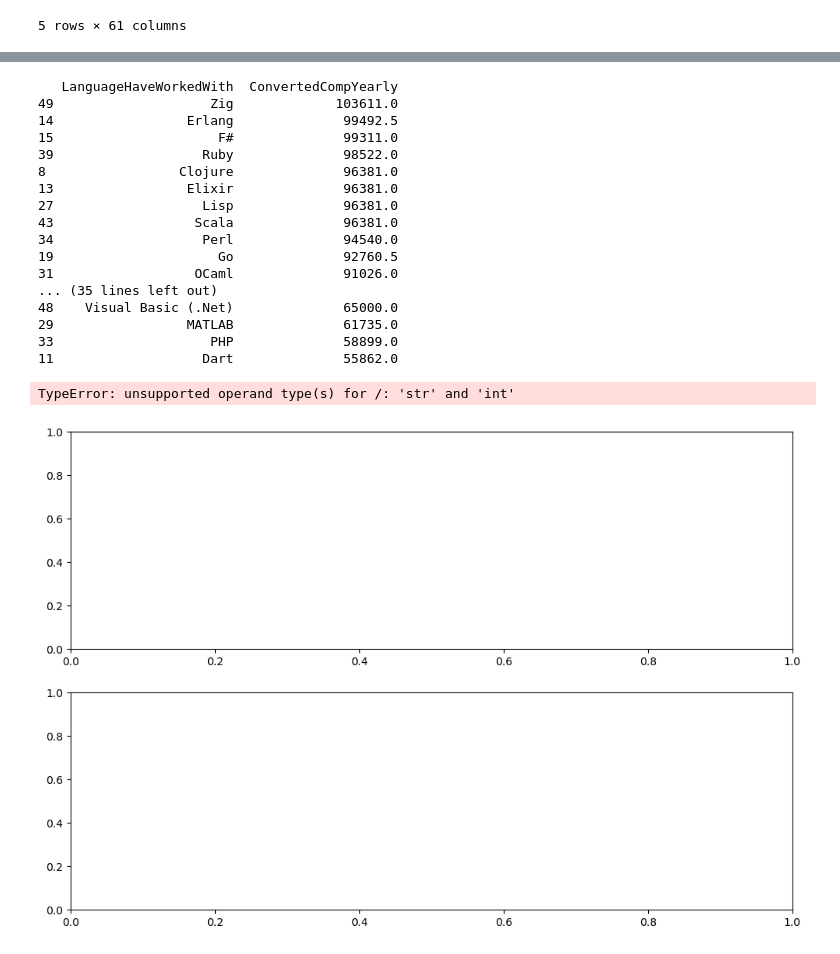
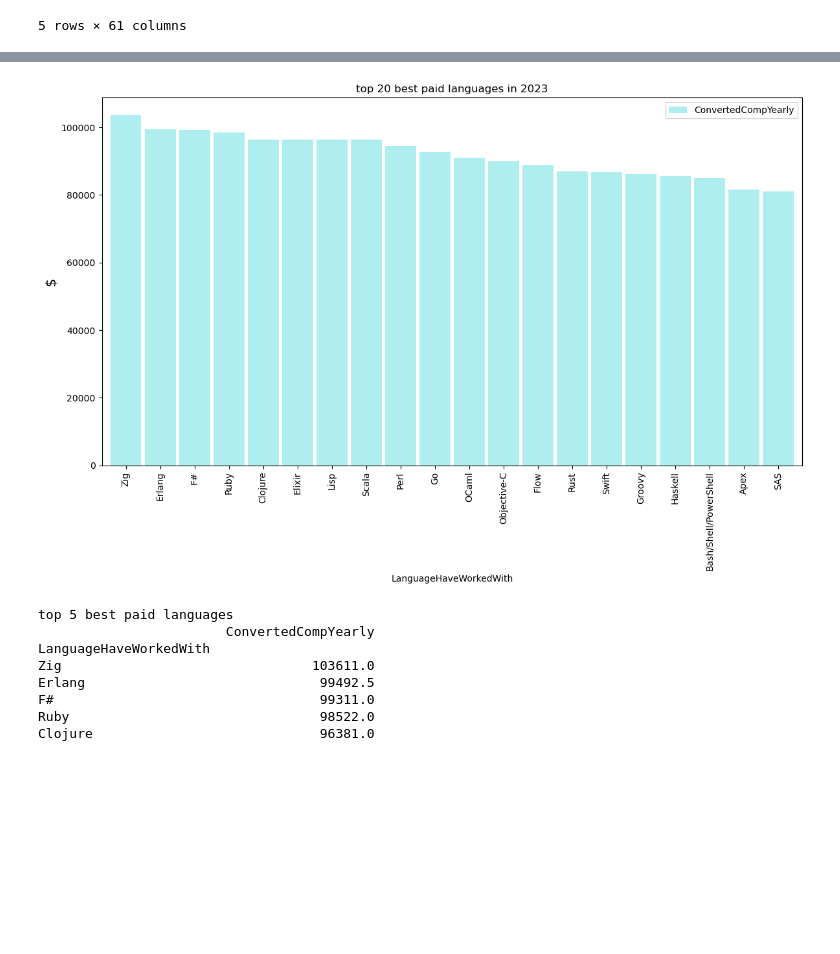
Before and after one commit to Duella12345/stack-overflow-pay, a Jupyter notebook: HighPayLanguagesStats.ipynb, the cells around one changed output, grey strips where cells are left out. Cells and saved outputs as stored; diff of their text form; code cells hidden in the pictures; blank space fills up the shorter version.

```diff
--- a/HighPayLanguagesStats.ipynb
+++ b/HighPayLanguagesStats.ipynb
@@ -100,61 +48,35 @@ df_2023_temp['LanguageHaveWorkedWith'] = df_2023_temp['LanguageHaveWorkedWith'].
 # %%
 # In this case, we want to look at the languages data for each year
 # First - let's just look at the top 10 languages people have worked with  and want to work with in 2023
 
 # drop nas split into list and explode into rows
-language_count_23 = df_2023_temp[['LanguageHaveWorkedWith', 'ConvertedCompYearly']].dropna(axis=0, how='any').explode('LanguageHaveWorkedWith').replace({'Bash/Shell (all shells)': 'Bash/Shell/PowerShell', 'PowerShell': 'Bash/Shell/PowerShell'})
-
-
+language_count_23 = df_2023_temp[['LanguageHaveWorkedWith', 'ConvertedCompYearly']].dropna(axis=0, how='any').explode('LanguageHaveWorkedWith').replace({'Bash/Shell (all shells)': 'Bash/Shell/PowerShell', 'LISP' : 'Lisp', 'Bash/Shell': 'Bash/Shell/PowerShell', 'PowerShell': 'Bash/Shell/PowerShell'})
 
 #count values
-language_count_23 = language_count_23.groupby(['LanguageHaveWorkedWith']).median().reset_index().sort_values(by=['ConvertedCompYearly'], ascending=False)
-print(language_count_23)
+language_count_23 = language_count_23.groupby(['LanguageHaveWorkedWith']).median().reset_index().sort_values(by=['ConvertedCompYearly'], ascending=False).set_index('LanguageHaveWorkedWith')
 
 
 # bar chart
-fig, (ax1, ax2) =  plt.subplots(2, 1, sharex=False, sharey= False, figsize=(12,8))
-(language_count_23[0:20] * 100 / df_2023.LanguageHaveWorkedWith.dropna(axis=0, how='any').shape[0]).plot.bar(color='paleturquoise', width=0.9, ax=ax1);
-ax1.set_title("top 20 languages people have worked with in 2023")
-ax1.yaxis.set_major_formatter(mtick.PercentFormatter())
-
-# drop nas split into list and explode into rows
-language_want_count_23 = df_2023.LanguageWantToWorkWith.dropna(axis=0, how='any').str.split(';').explode()
-# count values
-language_want_count_23 = language_want_count_23.value_counts()
-
-# bar chart
-(language_want_count_23[0:20] * 100 / df_2023.LanguageWantToWorkWith.dropna(axis=0, how='any').shape[0]).plot.bar(color='lightsalmon', width=0.9, ax=ax2);
-ax2.set_title("top 20 languages people wanted to work with in 2023")
-ax2.yaxis.set_major_formatter(mtick.PercentFormatter())
+fig, (ax1) =  plt.subplots(1, sharex=False, sharey= False, figsize=(12,8))
+(language_count_23[0:20]).plot.bar(color='paleturquoise', width=0.9, ax=ax1);
+ax1.set_title("top 20 best paid languages in 2023")
 
 # display plots
+plt.ylabel('$', fontsize=15)
 plt.tight_layout()
 plt.show()
 
-# print exact percentages
-print("top 5 languages used percentages")
-print(language_count_23[0:5] * 100 / df_2023.LanguageHaveWorkedWith.dropna(axis=0, how='any').shape[0])
-
-print("top 5 languages wanted percentages")
-print(language_want_count_23[0:5] * 100 / df_2023.LanguageWantToWorkWith.dropna(axis=0, how='any').shape[0])
+# print exact median compensations
+print("top 5 best paid languages")
+print(language_count_23[0:5])
 # %% [output]
+[figure, new version]
-   LanguageHaveWorkedWith  ConvertedCompYearly
-49                    Zig             103611.0
-14                 Erlang              99492.5
-15                     F#              99311.0
-39                   Ruby              98522.0
-8                 Clojure              96381.0
-13                 Elixir              96381.0
-27                   Lisp              96381.0
-43                  Scala              96381.0
-34                   Perl              94540.0
-19                     Go              92760.5
-31                  OCaml              91026.0
-... (35 lines left out)
-48    Visual Basic (.Net)              65000.0
-29                 MATLAB              61735.0
-33                    PHP              58899.0
-11                   Dart              55862.0
+top 5 best paid languages
+                        ConvertedCompYearly
+LanguageHaveWorkedWith
+Zig                                103611.0
+Erlang                              99492.5
+F#                                  99311.0
+Ruby                                98522.0
+Clojure                             96381.0
-TypeError: unsupported operand type(s) for /: 'str' and 'int'
-[figure, old version]
 # %% [markdown]
```
Also changed, not shown: parts of 15 cells of this notebook, 1 other file.
